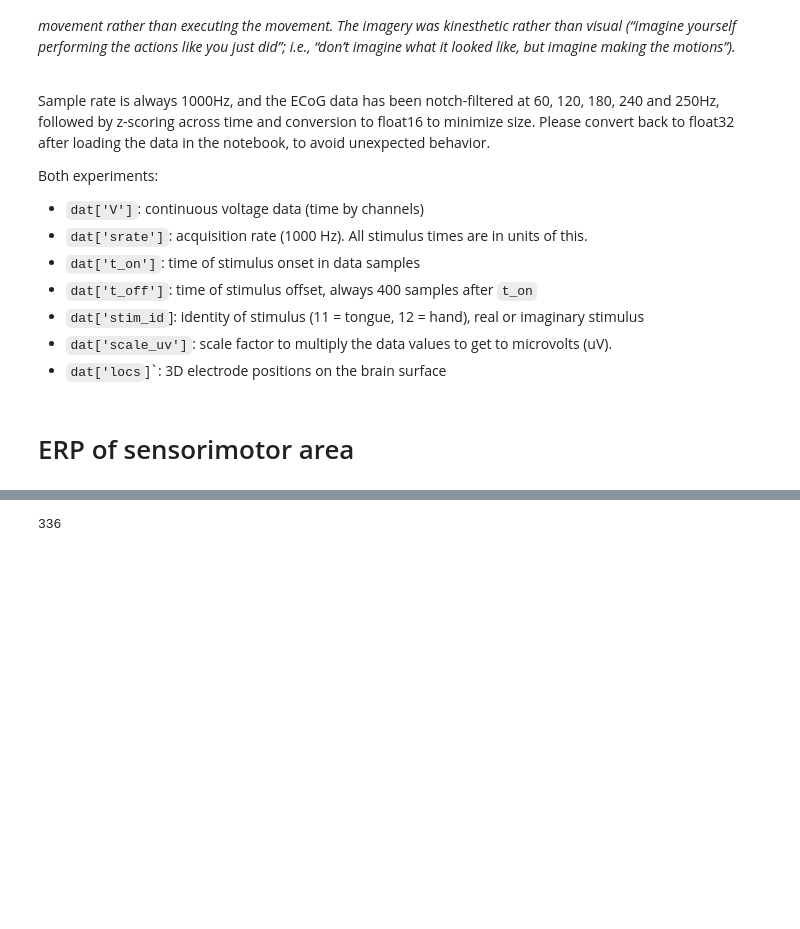
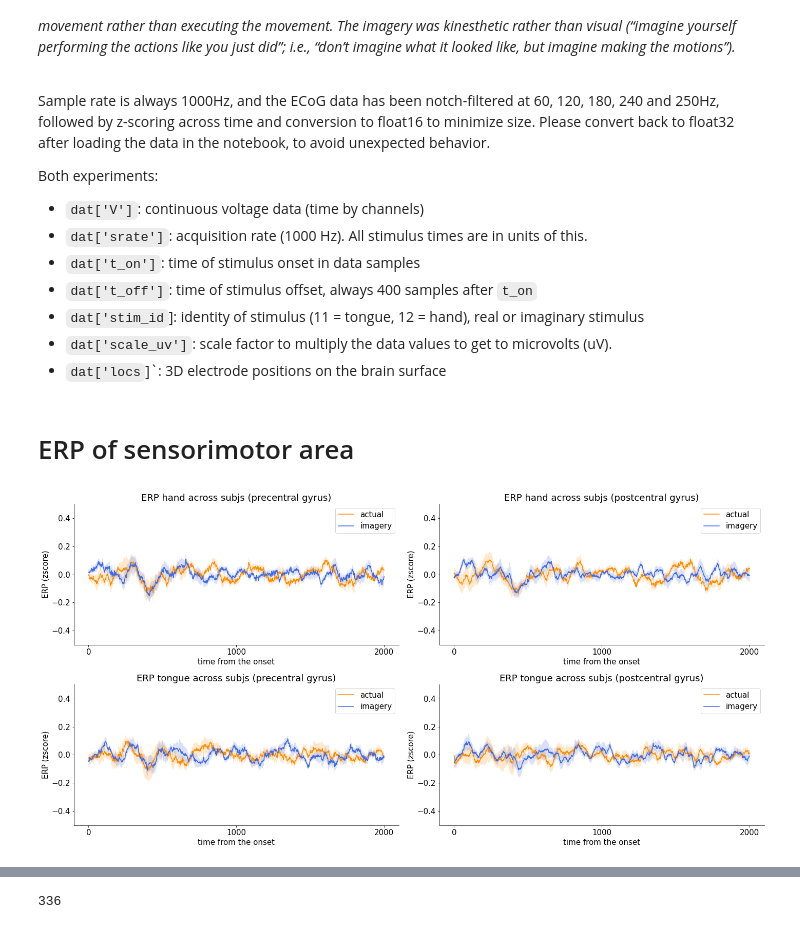
Before and after one commit to Xianhui-He/Raclette-Group-2-ECoG-Motor-Imagery, a Jupyter notebook: ECoG_motor_imagery_Xianhui.ipynb, the cells around one changed output, grey strips where cells are left out. Cells and saved outputs as stored; diff of their text form; code cells hidden in the pictures; blank space fills up the shorter version.

```diff
--- a/ECoG_motor_imagery_Xianhui.ipynb
+++ b/ECoG_motor_imagery_Xianhui.ipynb
@@ -147,6 +147,14 @@ def erp_for_each_sub(dat, ele_used):
   V = dat['V'].astype('float32')
   V = V[:, ele_used]
 
+  # high-pass filter below 200 Hz
+  b, a = signal.butter(3, [200], btype='low', fs=1000)
+  V = signal.filtfilt(b, a, V, 0)
+
+  # low-pass filter above 1 Hz
+  b, a = signal.butter(3, [1], btype='high', fs=1000)
+  V = signal.filtfilt(b, a, V, 0)
+
   # average the broadband power across all tongue and hand trials
   nt, nchan = V.shape
   nstim = len(dat['t_on'])
@@ -161,33 +169,35 @@ def erp_for_each_sub(dat, ele_used):
   V_tongue = (V_epochs[dat['stim_id'] == 11]).mean(0) # average trials
   V_hand = (V_epochs[dat['stim_id'] == 12]).mean(0) # average trials
 
   erp_tongue = V_tongue.mean(1) # average the roi electrodes
   erp_hand = V_hand.mean(1) # average the roi electrodes
 
   return erp_tongue, erp_hand
 
 erp_tongue = np.ones((2, 2, 7, 2000))
 erp_hand = np.ones((2, 2, 7, 2000))
 
 electrode_indexes = []
 electrode_indexes.append([])
 electrode_indexes.append([])
 
 for subject_index, subject in enumerate(alldat):
   electrode_indexes[0].append([])
   electrode_indexes[1].append([])
   for gyrus_index, gyrus in enumerate(subject[0]['gyrus']):
     if gyrus == 'Precentral Gyrus':
       electrode_indexes[0][subject_index].append(gyrus_index)
     elif gyrus == 'Postcentral Gyrus':
       electrode_indexes[1][subject_index].append(gyrus_index)
 
 for icondi in range(2): # 0 motion, 1 imagery
   for iroi in range(2): # 0 precentral gyrus, 1 postcentral gyrus
     for isub in range(7):
       erp_tongue[iroi][icondi][isub], erp_hand[iroi][icondi][isub] = erp_for_each_sub(alldat[isub][icondi], electrode_indexes[iroi][isub])
 
 plt_data(erp_hand, erp_tongue)
+# %% [output]
+[figure, added]
 # %%
 print(alldat.shape)
 print(dat1['hemisphere'])
```
Also changed, not shown: parts of 1 cell of this notebook.
